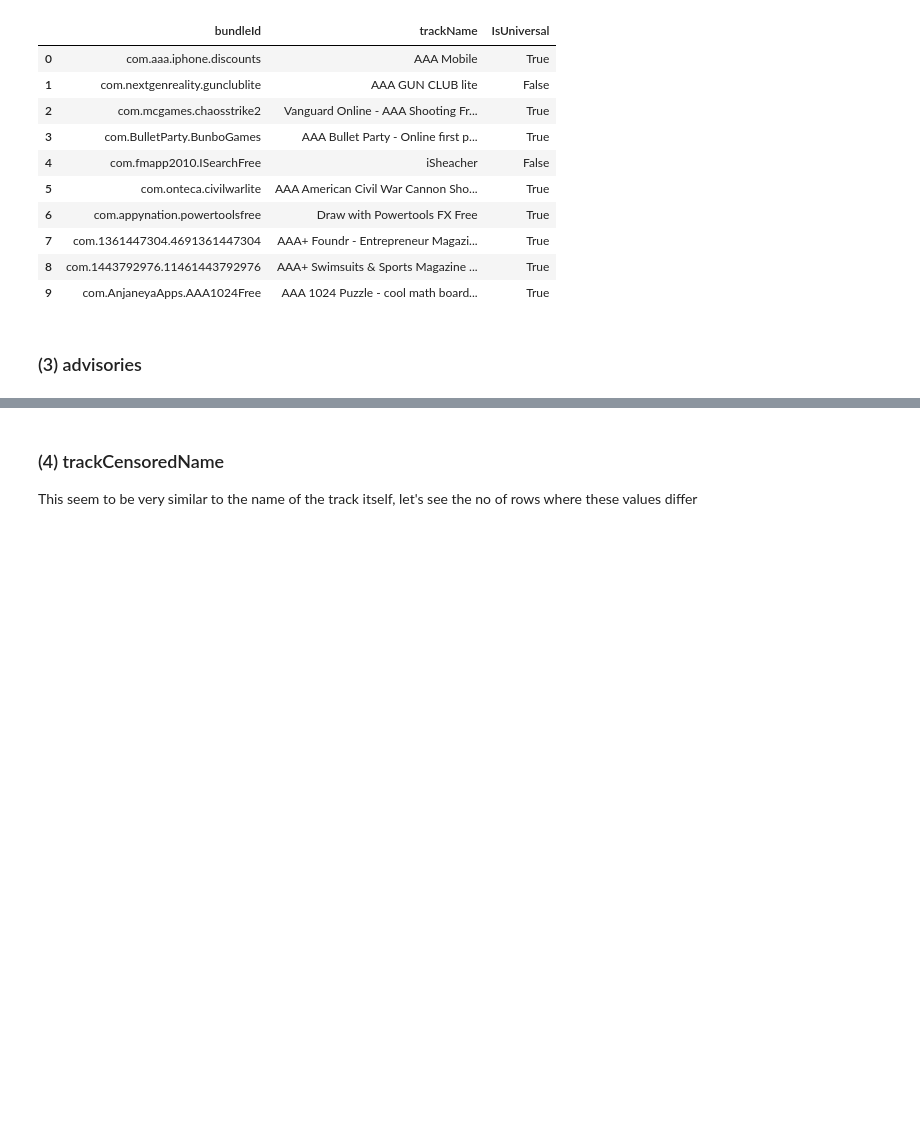
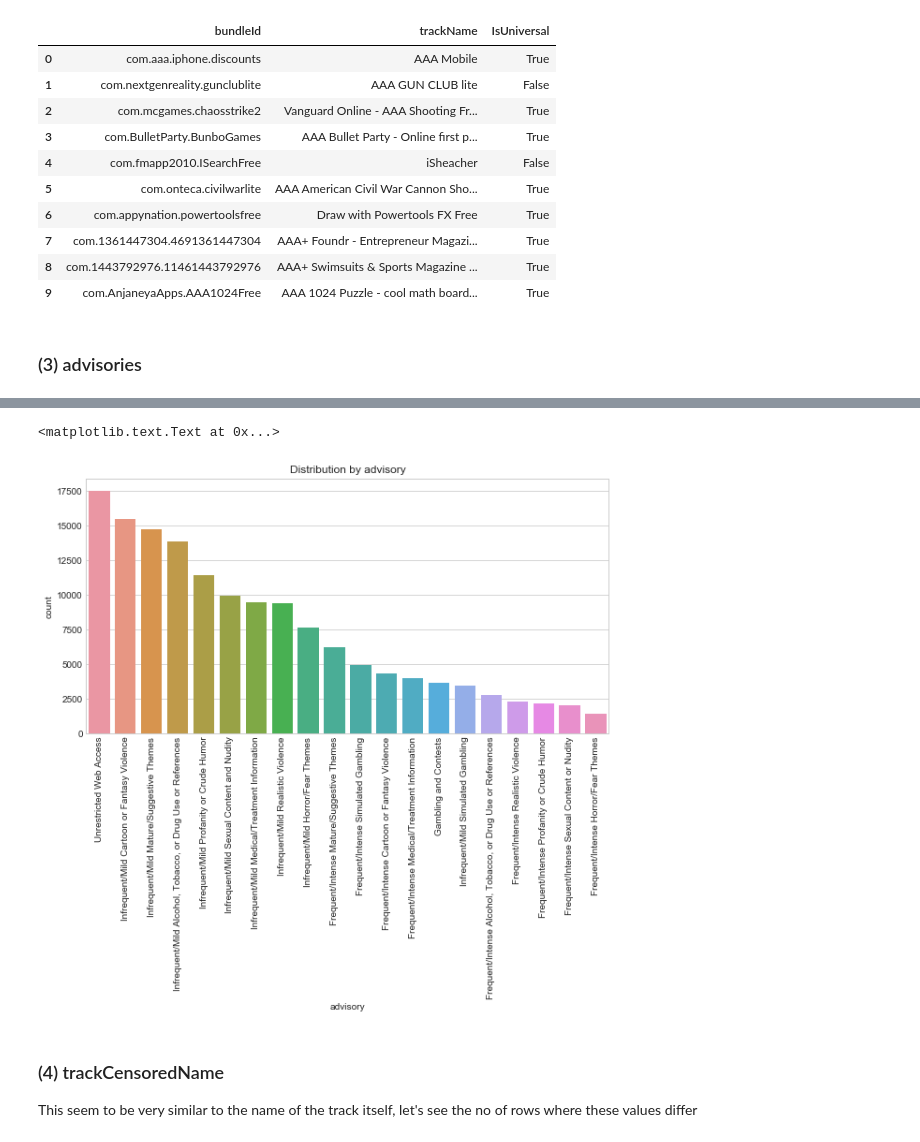
Before and after one commit to mebjas/app-store-analysis, a Jupyter notebook: notebooks/Preprocessing.ipynb, the cells around one changed output, grey strips where cells are left out. Cells and saved outputs as stored; diff of their text form; code cells hidden in the pictures; blank space fills up the shorter version.

```diff
--- a/notebooks/Preprocessing.ipynb
+++ b/notebooks/Preprocessing.ipynb
@@ -97,0 +106,3 @@ data.head(10)
+# %%
+adf = pd.DataFrame([[k,v] for k,v in advisories.items()], columns=['advisory', 'count'])
+adf.head(10)
@@ -97,0 +121,10 @@ data.head(10)
+# %%
+adf = adf.sort_values(["count"], axis=0, ascending=False)
+# %%
+plt.figure(figsize=(10, 5))
+fx = sns.barplot(x='advisory', y='count', data=adf)
+fx.set_xticklabels(rotation=90, labels=adf['advisory'])
+plt.title("Distribution by advisory")
+# %% [output]
+<matplotlib.text.Text at 0x...>
+[figure, added]
```
Also changed, not shown: parts of 30 cells of this notebook.
